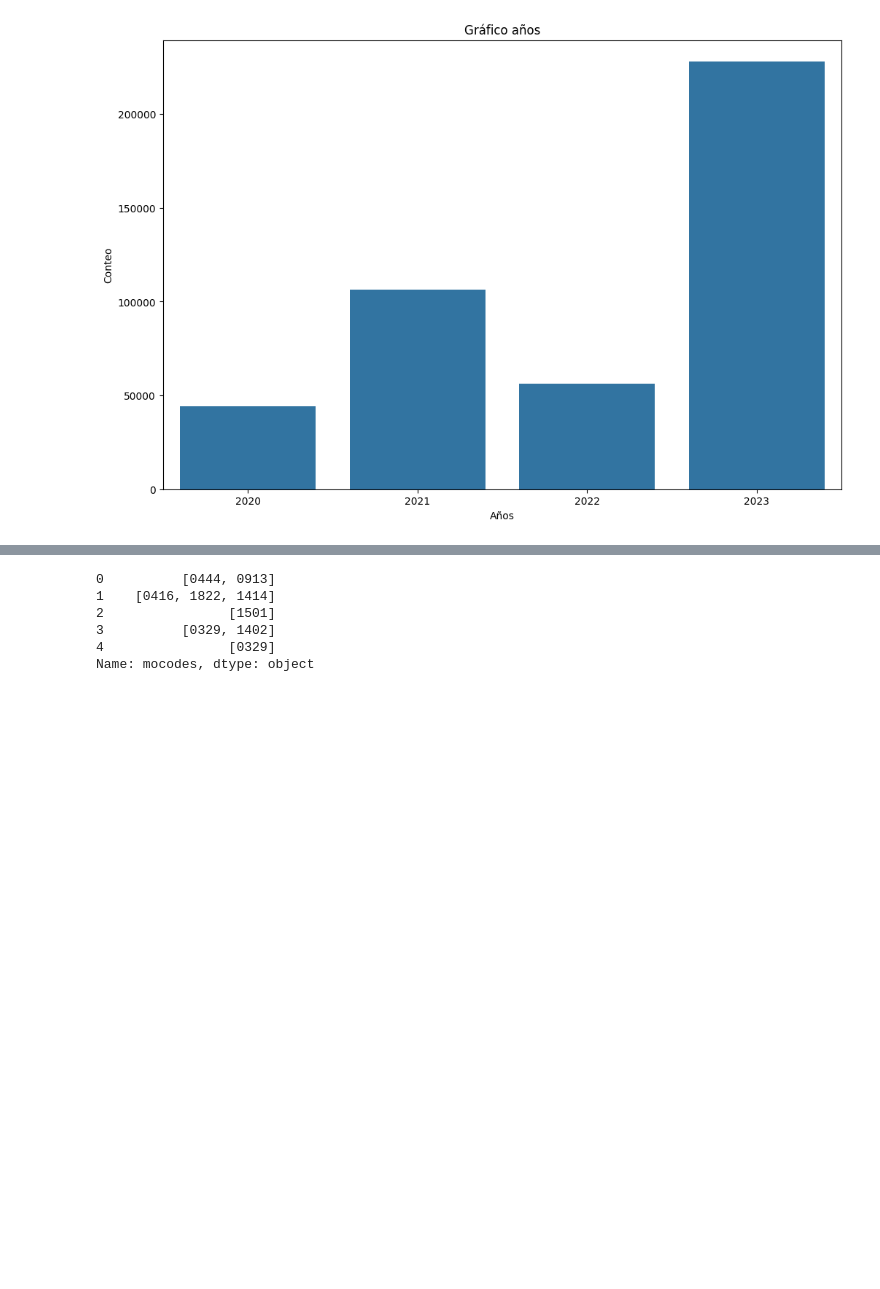
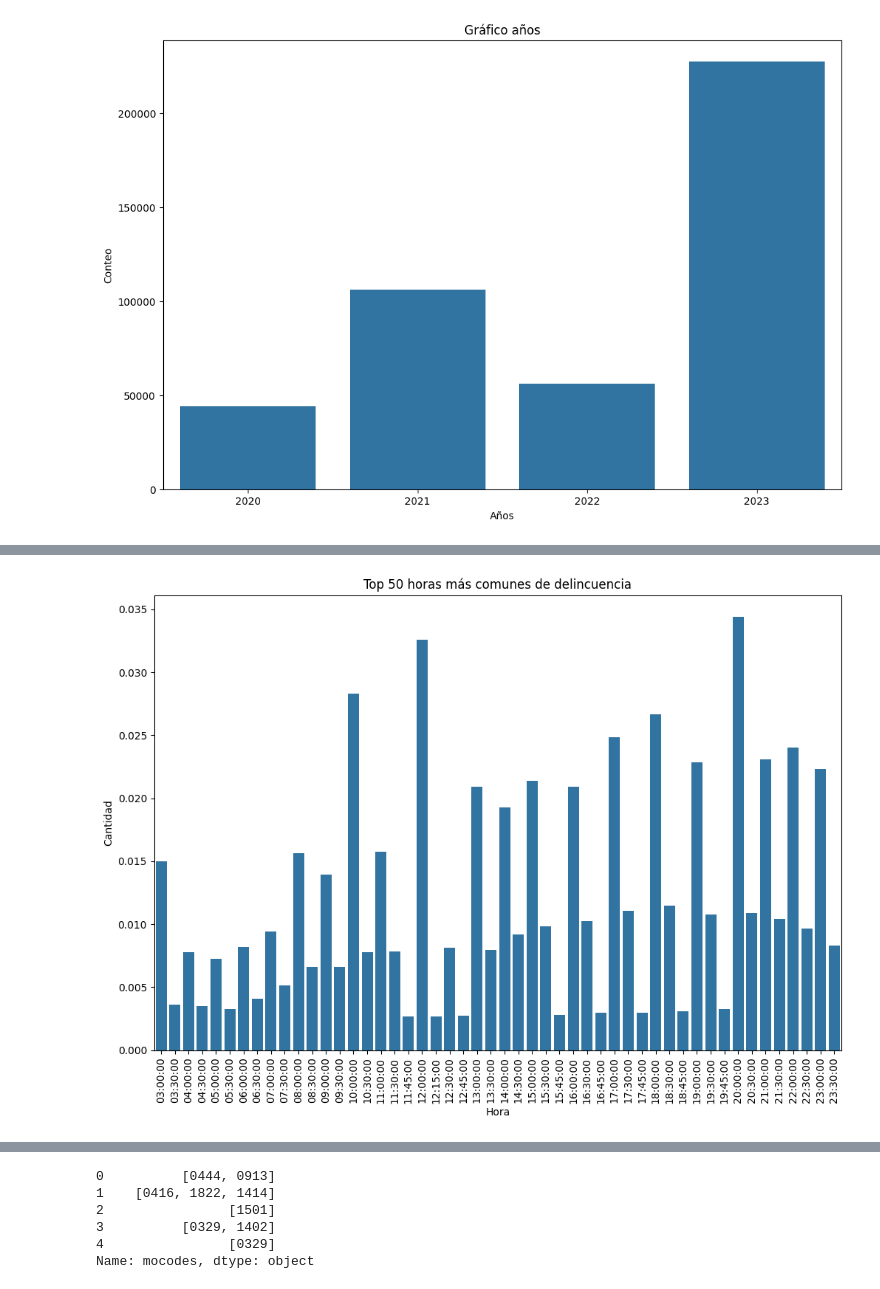
Before and after one commit to LAFG16/final_proyect_crime, a Jupyter notebook: src/04. EDA Crime Data.ipynb, the cells around one changed output, grey strips where cells are left out. Cells and saved outputs as stored; diff of their text form; code cells hidden in the pictures; blank space fills up the shorter version.

```diff
--- a/src/04. EDA Crime Data.ipynb
+++ b/src/04. EDA Crime Data.ipynb
@@ -620,0 +137,6 @@ Name: count, dtype: int64
+# %%
+hours= pd.to_datetime(total_data["time_occ"].astype(str), format="%H%M", errors="coerce").dt.time
+hours = hours.value_counts("time_occ")[0:50]
+hours=pd.DataFrame(hours)
+hours=hours.sort_index()
+hours.head()
@@ -620,0 +151,16 @@ Name: count, dtype: int64
+# %%
+plt.figure(figsize=(12, 8))
+
+# Crear el histograma utilizando Seaborn
+ax=sns.barplot(x=hours.index, y=hours['proportion'], data=hours)
+
+# Configurar etiquetas y título
+plt.tick_params(axis = "x", labelrotation=90)
+plt.xlabel('Hora')
+plt.ylabel('Cantidad')
+plt.title('Top 50 horas más comunes de delincuencia')
+
+# Mostrar el gráfico
+plt.show()
+# %% [output]
+[figure, added]
```
Also changed, not shown: parts of 79 cells of this notebook, 3 other files.
